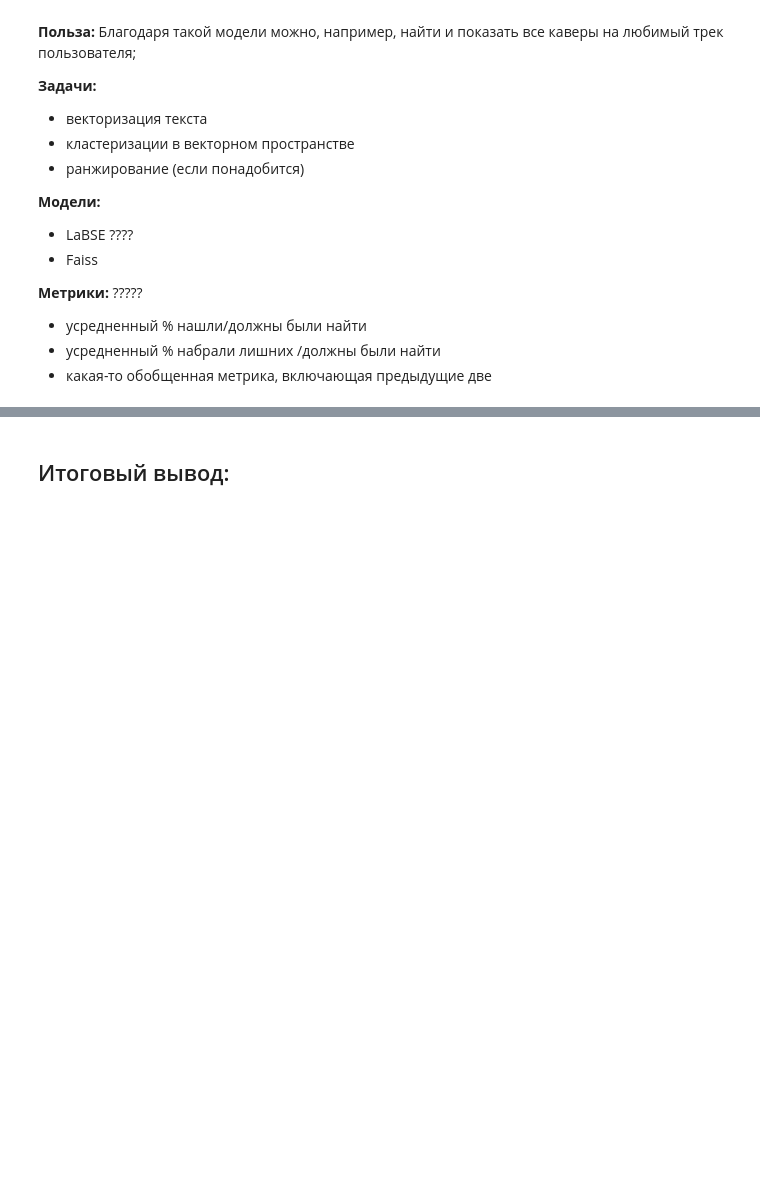
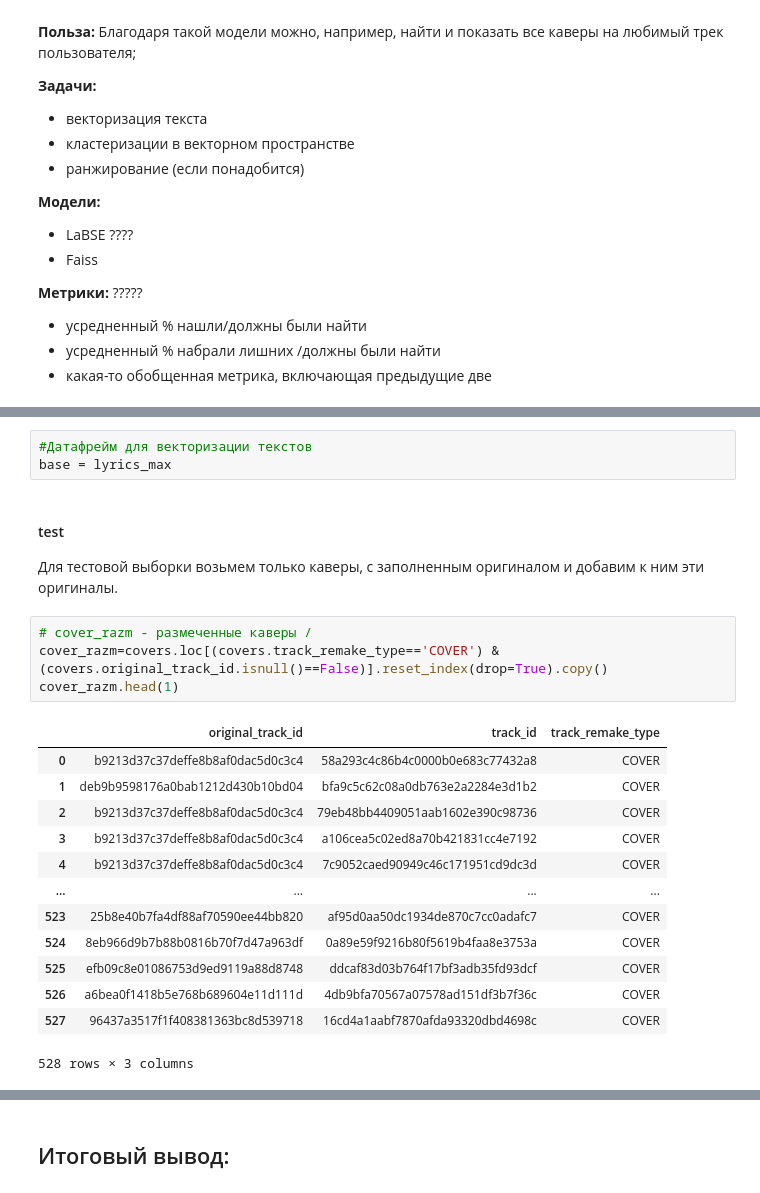
Before and after one commit to EkaterinaIII/Y_Music_NLP, a Jupyter notebook: y_music.ipynb, the cells around one changed output, grey strips where cells are left out. Saved outputs shown, nothing was run; the diff lists cells and outputs as text; blank space fills up the shorter version.

```diff
--- a/y_music.ipynb
+++ b/y_music.ipynb
@@ -1128,0 +1156,24 @@ F1 Score on Test Set: 0.9512893982808023
+# %%
+#Датафрейм для векторизации текстов
+base = lyrics_max
+# %% [markdown]
+####  test
+Для тестовой выборки возьмем только каверы, с заполненным оригиналом и добавим к ним эти оригиналы.
+# %%
+# cover_razm - размеченные каверы /
+cover_razm=covers.loc[(covers.track_remake_type=='COVER') & (covers.original_track_id.isnull()==False)].reset_index(drop=True).copy()
+cover_razm.head(1)
+# %% [output]
+|  | original_track_id | track_id | track_remake_type |
+| 0 | b9213d37c37deffe8b8af0dac5d0c3c4 | 58a293c4c86b4c0000b0e683c77432a8 | COVER |
+| 1 | deb9b9598176a0bab1212d430b10bd04 | bfa9c5c62c08a0db763e2a2284e3d1b2 | COVER |
+| 2 | b9213d37c37deffe8b8af0dac5d0c3c4 | 79eb48bb4409051aab1602e390c98736 | COVER |
+| 3 | b9213d37c37deffe8b8af0dac5d0c3c4 | a106cea5c02ed8a70b421831cc4e7192 | COVER |
+| 4 | b9213d37c37deffe8b8af0dac5d0c3c4 | 7c9052caed90949c46c171951cd9dc3d | COVER |
+| ... | ... | ... | ... |
+| 523 | 25b8e40b7fa4df88af70590ee44bb820 | af95d0aa50dc1934de870c7cc0adafc7 | COVER |
+| 524 | 8eb966d9b7b88b0816b70f7d47a963df | 0a89e59f9216b80f5619b4faa8e3753a | COVER |
+| 525 | efb09c8e01086753d9ed9119a88d8748 | ddcaf83d03b764f17bf3adb35fd93dcf | COVER |
+| 526 | a6bea0f1418b5e768b689604e11d111d | 4db9bfa70567a07578ad151df3b7f36c | COVER |
+| 527 | 96437a3517f1f408381363bc8d539718 | 16cd4a1aabf7870afda93320dbd4698c | COVER |
+528 rows × 3 columns
```
Also changed, not shown: parts of 59 cells of this notebook.
